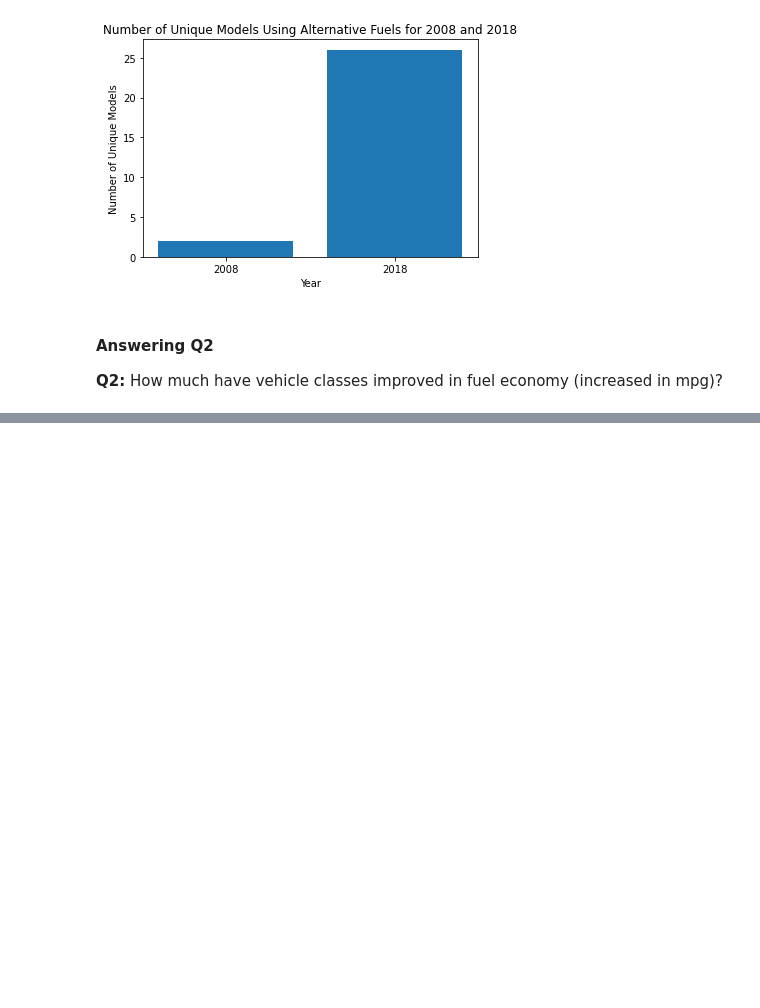
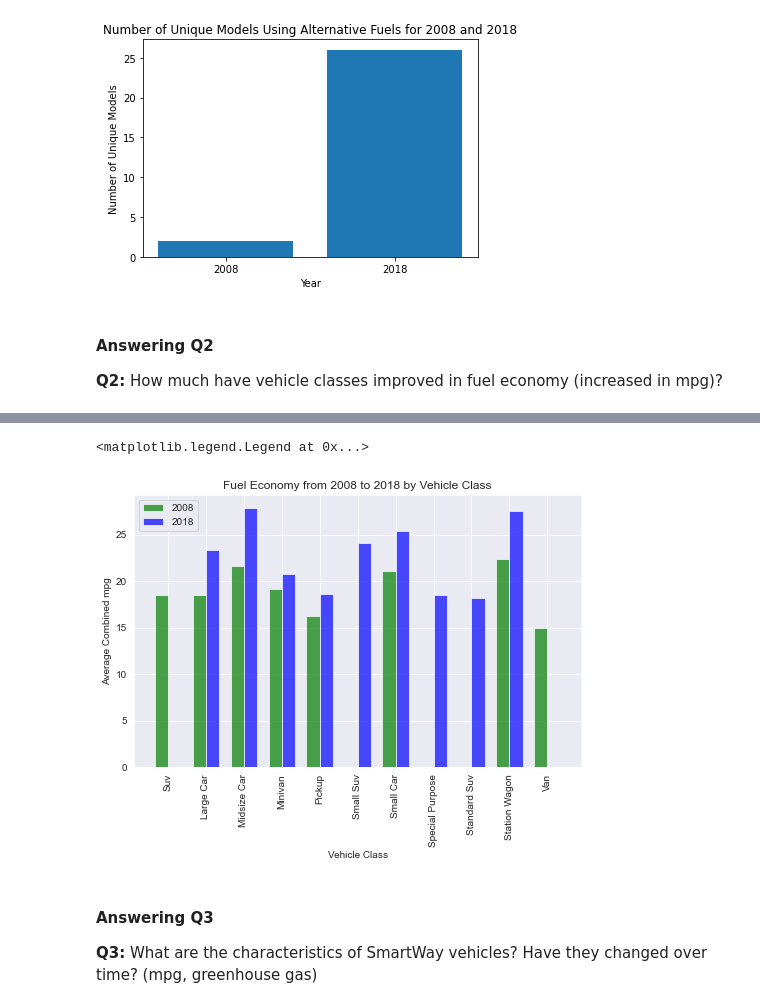
Before and after one commit to emaahdy/Data-Analysis, a Jupyter notebook: Fuel-Economy/fuel_economy.ipynb, the cells around one changed output, grey strips where cells are left out. Saved outputs shown, nothing was run; the diff lists cells and outputs as text; code cells hidden in the pictures; blank space fills up the shorter version.

```diff
--- a/Fuel-Economy/fuel_economy.ipynb
+++ b/Fuel-Economy/fuel_economy.ipynb
@@ -962,0 +1045,40 @@ plt.ylabel('Number of Unique Models');
+# %%
+grouped_18["SUV"] = 0
+grouped_08["small SUV"] = 0
+grouped_08["special purpose"] = 0
+grouped_08["standard SUV"] = 0
+grouped_18["van"] = 0
+# %%
+grouped_08.sort_index(inplace=True)
+# %%
+grouped_18.sort_index(inplace=True)
+# %%
+import seaborn as sns
+sns.set_style('darkgrid')
+
+
+ind = np.arange(len(grouped_08))  # the x locations for the groups
+width = 0.35       # the width of the bars
+
+# plot bars
+plt.subplots(figsize=(8, 5))
+bars_08 = plt.bar(ind, grouped_08, width, color='g', alpha=.7, label='2008')
+bars_18 = plt.bar(ind + width, grouped_18, width, color='b', alpha=.7, label='2018')
+
+# title and labels
+plt.ylabel('Average Combined mpg')
+plt.xlabel('Vehicle Class')
+plt.title('Fuel Economy from 2008 to 2018 by Vehicle Class')
+locations = ind + width / 2  # xtick locations
+labels = grouped_08.index.str.title()   # xtick labels
+plt.xticks(locations, labels, rotation= 90)
+
+
+# legend
+plt.legend()
+# %% [output]
+<matplotlib.legend.Legend at 0x...>
+[figure, added]
+# %% [markdown]
+#### Answering Q3
+**Q3:** What are the characteristics of SmartWay vehicles? Have they changed over time? (mpg, greenhouse gas)
```
Also changed, not shown: parts of 8 cells of this notebook.
